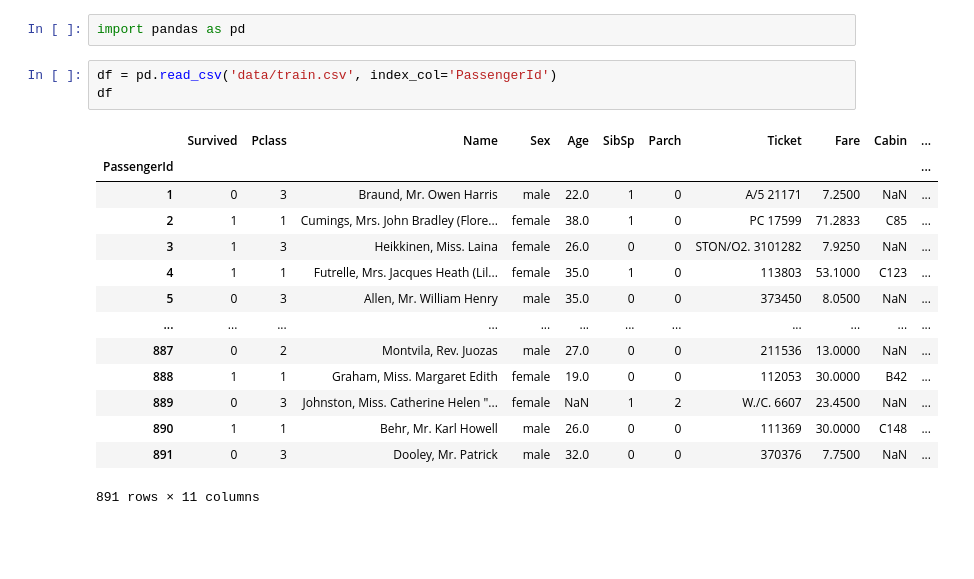
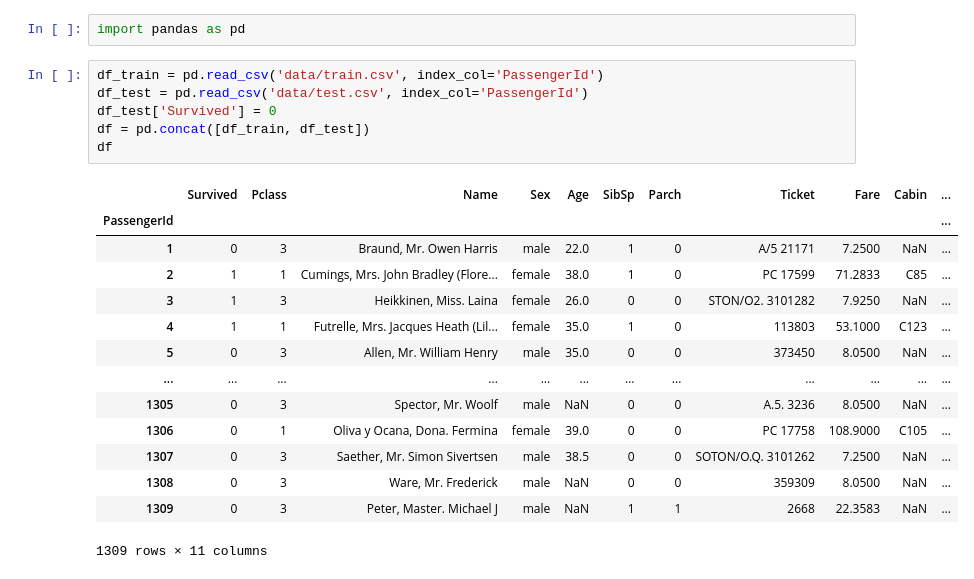
Before and after one commit to sibprogrammer/kaggle, a Jupyter notebook: titanic/cleanup.ipynb, the cells around one changed output. Saved outputs shown, nothing was run; the diff lists cells and outputs as text; blank space fills up the shorter version.

Commit message:
Simplify data cleanup by merging train and test datasets

```diff
--- a/titanic/cleanup.ipynb
+++ b/titanic/cleanup.ipynb
@@ -3,23 +3,26 @@
 # %%
 import pandas as pd
 # %%
-df = pd.read_csv('data/train.csv', index_col='PassengerId')
+df_train = pd.read_csv('data/train.csv', index_col='PassengerId')
+df_test = pd.read_csv('data/test.csv', index_col='PassengerId')
+df_test['Survived'] = 0
+df = pd.concat([df_train, df_test])
 df
 # %% [output]
 |  | Survived | Pclass | Name | Sex | Age | SibSp | Parch | Ticket | Fare | Cabin | ... |
 | PassengerId |  |  |  |  |  |  |  |  |  |  | ... |
 | 1 | 0 | 3 | Braund, Mr. Owen Harris | male | 22.0 | 1 | 0 | A/5 21171 | 7.2500 | NaN | ... |
 | 2 | 1 | 1 | Cumings, Mrs. John Bradley (Flore... | female | 38.0 | 1 | 0 | PC 17599 | 71.2833 | C85 | ... |
 | 3 | 1 | 3 | Heikkinen, Miss. Laina | female | 26.0 | 0 | 0 | STON/O2. 3101282 | 7.9250 | NaN | ... |
 | 4 | 1 | 1 | Futrelle, Mrs. Jacques Heath (Lil... | female | 35.0 | 1 | 0 | 113803 | 53.1000 | C123 | ... |
 | 5 | 0 | 3 | Allen, Mr. William Henry | male | 35.0 | 0 | 0 | 373450 | 8.0500 | NaN | ... |
 | ... | ... | ... | ... | ... | ... | ... | ... | ... | ... | ... | ... |
-| 887 | 0 | 2 | Montvila, Rev. Juozas | male | 27.0 | 0 | 0 | 211536 | 13.0000 | NaN | ... |
-| 888 | 1 | 1 | Graham, Miss. Margaret Edith | female | 19.0 | 0 | 0 | 112053 | 30.0000 | B42 | ... |
-| 889 | 0 | 3 | Johnston, Miss. Catherine Helen "... | female | NaN | 1 | 2 | W./C. 6607 | 23.4500 | NaN | ... |
-| 890 | 1 | 1 | Behr, Mr. Karl Howell | male | 26.0 | 0 | 0 | 111369 | 30.0000 | C148 | ... |
-| 891 | 0 | 3 | Dooley, Mr. Patrick | male | 32.0 | 0 | 0 | 370376 | 7.7500 | NaN | ... |
+| 1305 | 0 | 3 | Spector, Mr. Woolf | male | NaN | 0 | 0 | A.5. 3236 | 8.0500 | NaN | ... |
+| 1306 | 0 | 1 | Oliva y Ocana, Dona. Fermina | female | 39.0 | 0 | 0 | PC 17758 | 108.9000 | C105 | ... |
+| 1307 | 0 | 3 | Saether, Mr. Simon Sivertsen | male | 38.5 | 0 | 0 | SOTON/O.Q. 3101262 | 7.2500 | NaN | ... |
+| 1308 | 0 | 3 | Ware, Mr. Frederick | male | NaN | 0 | 0 | 359309 | 8.0500 | NaN | ... |
+| 1309 | 0 | 3 | Peter, Master. Michael J | male | NaN | 1 | 1 | 2668 | 22.3583 | NaN | ... |
-891 rows × 11 columns
+1309 rows × 11 columns
 # %%
 df.isna().sum()
 # %% [output]
```
Also changed, not shown: parts of 14 cells of this notebook, 1 other file.
